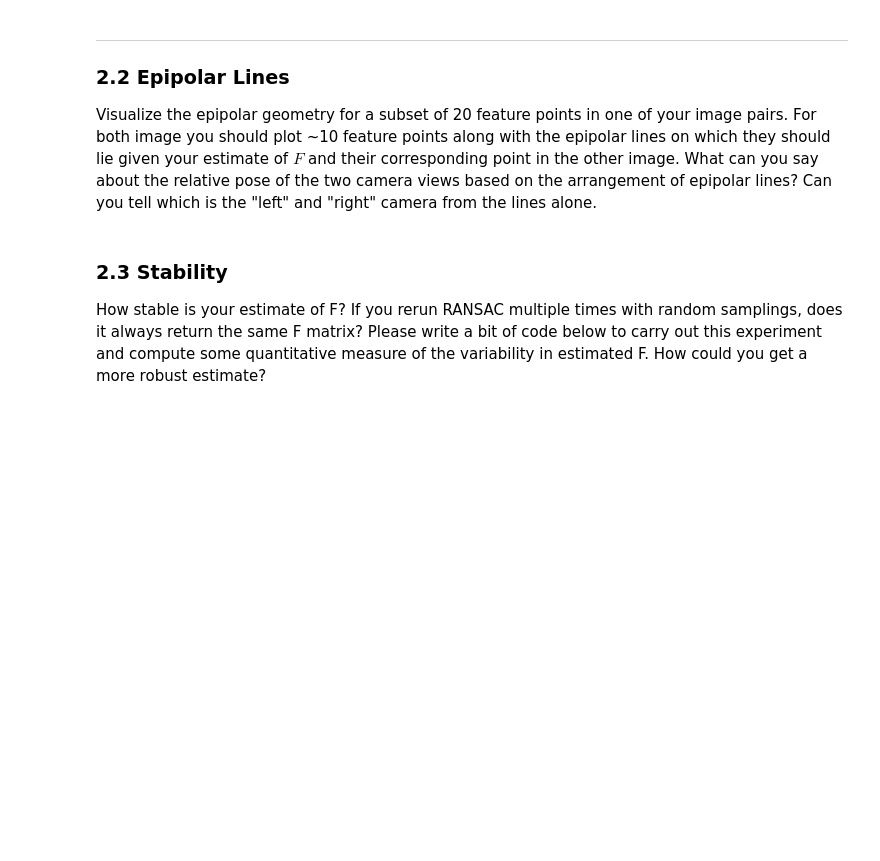
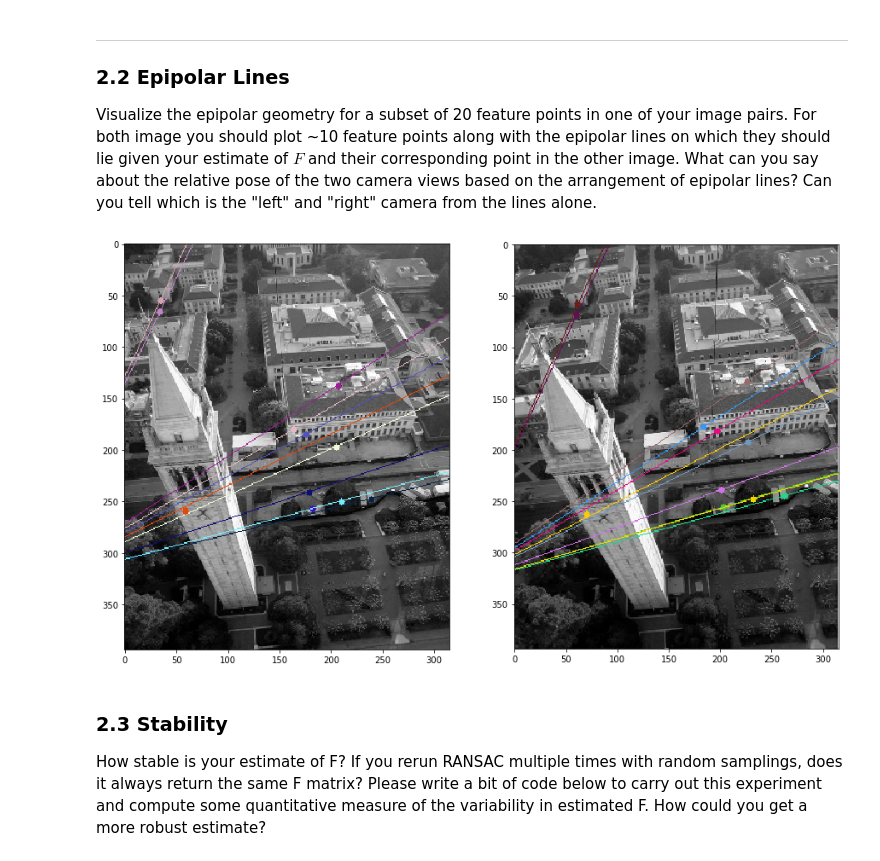
Before and after one commit to SIGUSRz/LightGeo, a Jupyter notebook: HW2/assignment2.ipynb, the cells around one changed output. Drawn from its saved outputs; the diff is of its cells as text; code cells hidden in the pictures; blank space fills up the shorter version.

```diff
--- a/HW2/assignment2.ipynb
+++ b/HW2/assignment2.ipynb
@@ -199,6 +475,38 @@ they all now satisfy the same epipolar constraint. Experiment with the inlier th
 
 Visualize the epipolar geometry for a subset of 20 feature points in one of your image pairs. For both image
 you should plot ~10 feature points along with the epipolar lines on which they should lie given your estimate of $F$ and their corresponding point in the other image. What can you say about the relative pose of the two camera views based on the arrangement of epipolar lines? Can you tell which is the "left" and "right" camera from the lines alone.
+# %%
+def drawlines(img1,img2,lines,pts1,pts2):
+    ''' img1 - image on which we draw the epilines for the points in img2
+        lines - corresponding epilines '''
+    r,c = img1.shape
+    img1 = cv2.cvtColor(img1,cv2.COLOR_GRAY2BGR)
+    img2 = cv2.cvtColor(img2,cv2.COLOR_GRAY2BGR)
+    for r,pt1,pt2 in zip(lines,pts1,pts2):
+        color = tuple(np.random.randint(0,255,3).tolist())
+        x0,y0 = map(int, [0, -r[2]/r[1] ])
+        x1,y1 = map(int, [c, -(r[2]+r[0]*c)/r[1] ])
+        img1 = cv2.line(img1, (x0,y0), (x1,y1), color,1)
+        img1 = cv2.circle(img1,tuple(pt1),3,color,-1)
+        img2 = cv2.circle(img2,tuple(pt2),3,color,-1)
+    return img1,img2
+cpts1 = pts1[:, inliers].T
+cpts2 = pts2[:, inliers].T
+
+lines1 = cv2.computeCorrespondEpilines(cpts2.reshape(-1,1,2), 2, F.T)
+lines1 = lines1.reshape(-1,3)
+img5,img6 = drawlines(img1, img2, lines1, cpts1, cpts2)
+
+
+lines2 = cv2.computeCorrespondEpilines(cpts1.reshape(-1,1,2), 1, F.T)
+lines2 = lines2.reshape(-1,3)
+img3,img4 = drawlines(img2, img1, lines2, cpts2, cpts1)
+
+plt.subplot(121),plt.imshow(img5)
+plt.subplot(122),plt.imshow(img3)
+plt.show()
+# %% [output]
+[figure, added]
 # %% [markdown]
 ### 2.3 Stability
 
```
Also changed, not shown: parts of 19 cells of this notebook, 13 other files.
